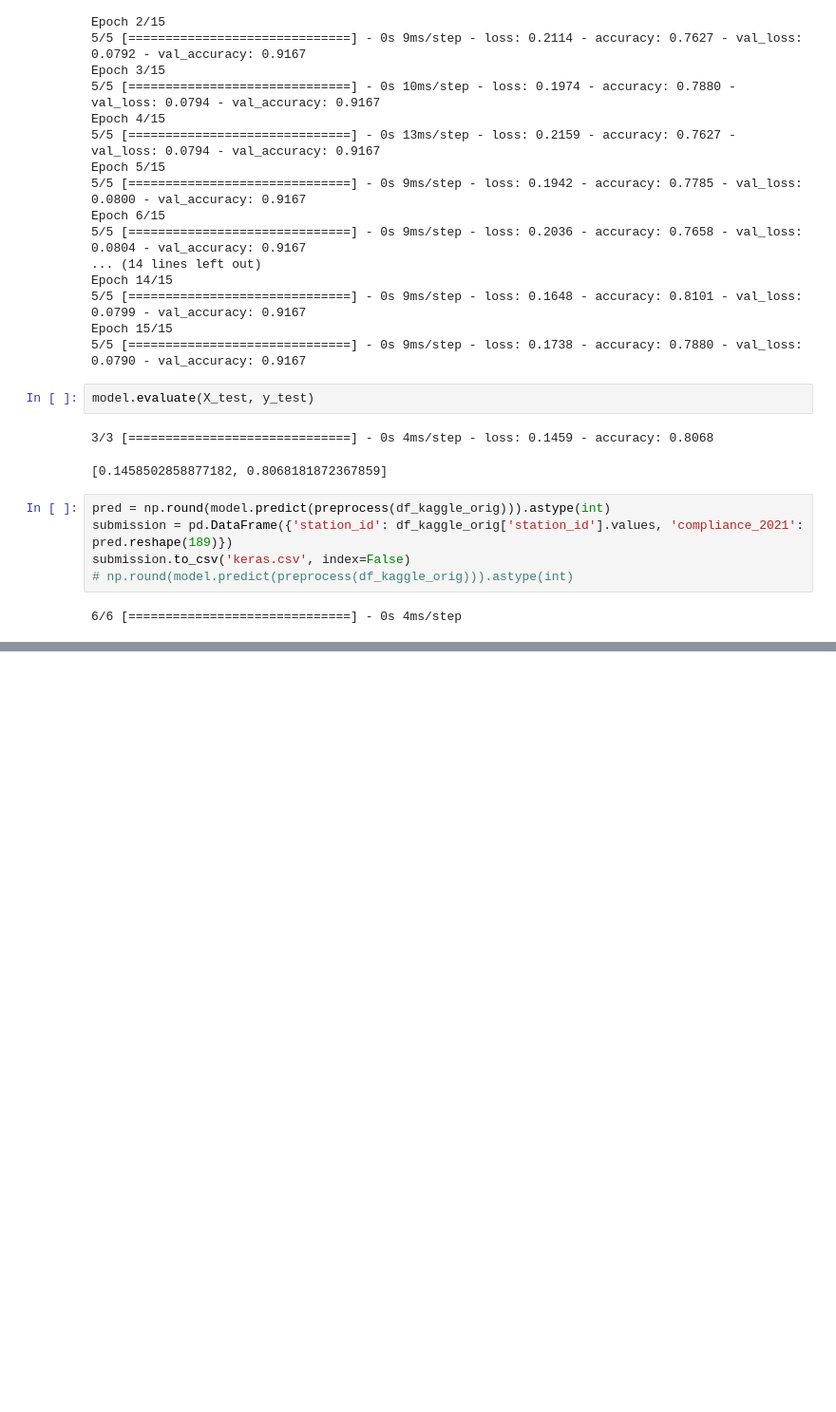
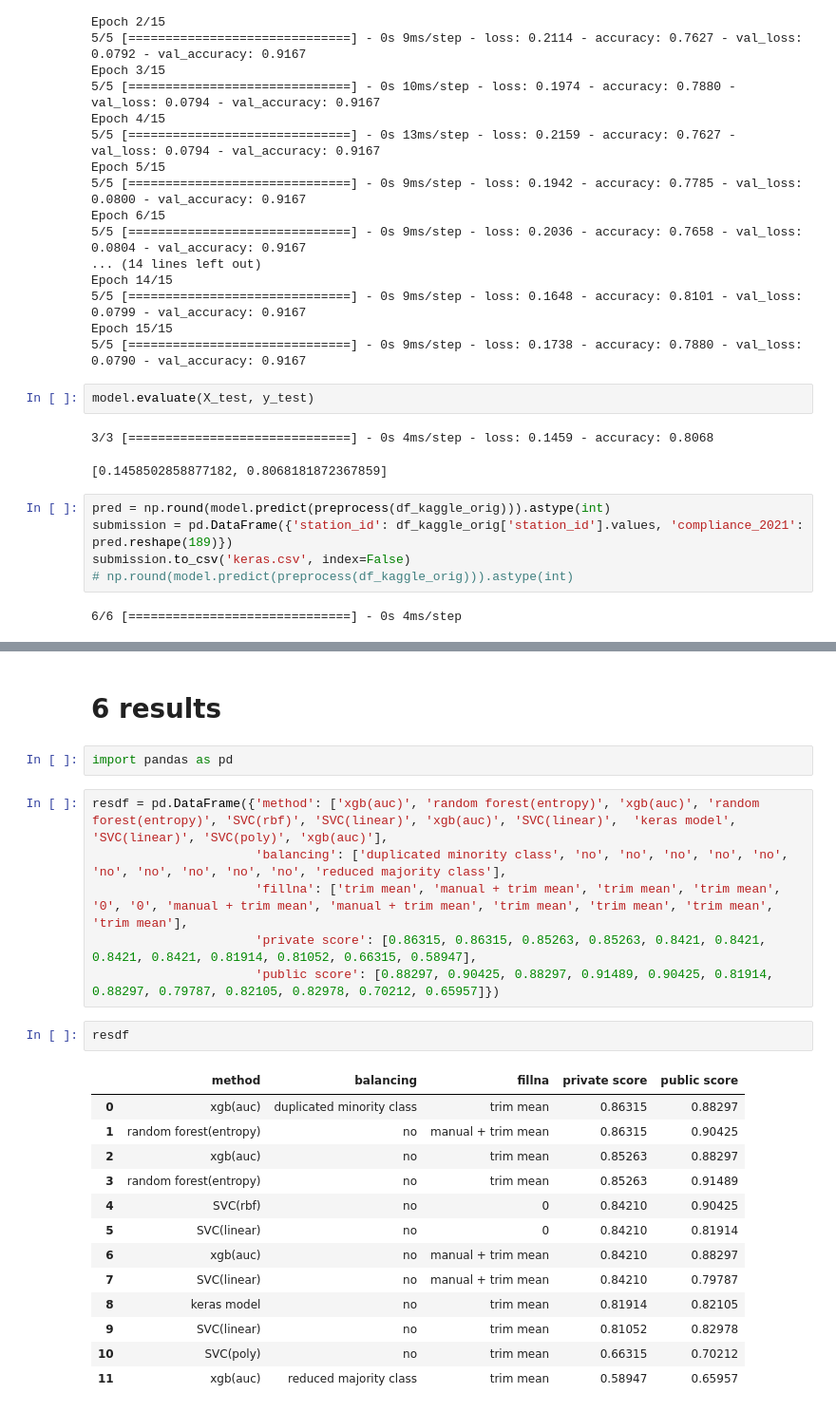
Before and after one commit to panihans/water-quality-prediction, a Jupyter notebook: IDS2022_project.ipynb, the cells around one changed output, grey strips where cells are left out. Shown at 95% size. Saved outputs shown, nothing was run; the diff lists cells and outputs as text; blank space fills up the shorter version.

Commit message:
manual fillna strategy

```diff
--- a/IDS2022_project.ipynb
+++ b/IDS2022_project.ipynb
@@ -678,0 +793,26 @@ submission.to_csv('keras.csv', index=False)
+# %% [markdown]
+# 6 results
+# %%
+import pandas as pd
+# %%
+resdf = pd.DataFrame({'method': ['xgb(auc)', 'random forest(entropy)', 'xgb(auc)', 'random forest(entropy)', 'SVC(rbf)', 'SVC(linear)', 'xgb(auc)', 'SVC(linear)',  'keras model', 'SVC(linear)', 'SVC(poly)', 'xgb(auc)'],
+                      'balancing': ['duplicated minority class', 'no', 'no', 'no', 'no', 'no', 'no', 'no', 'no', 'no', 'no', 'reduced majority class'],
+                      'fillna': ['trim mean', 'manual + trim mean', 'trim mean', 'trim mean', '0', '0', 'manual + trim mean', 'manual + trim mean', 'trim mean', 'trim mean', 'trim mean', 'trim mean'],
+                      'private score': [0.86315, 0.86315, 0.85263, 0.85263, 0.8421, 0.8421, 0.8421, 0.8421, 0.81914, 0.81052, 0.66315, 0.58947],
+                      'public score': [0.88297, 0.90425, 0.88297, 0.91489, 0.90425, 0.81914, 0.88297, 0.79787, 0.82105, 0.82978, 0.70212, 0.65957]})
+# %%
+resdf
+# %% [output]
+|  | method | balancing | fillna | private score | public score |
+| 0 | xgb(auc) | duplicated minority class | trim mean | 0.86315 | 0.88297 |
+| 1 | random forest(entropy) | no | manual + trim mean | 0.86315 | 0.90425 |
+| 2 | xgb(auc) | no | trim mean | 0.85263 | 0.88297 |
+| 3 | random forest(entropy) | no | trim mean | 0.85263 | 0.91489 |
+| 4 | SVC(rbf) | no | 0 | 0.84210 | 0.90425 |
+| 5 | SVC(linear) | no | 0 | 0.84210 | 0.81914 |
+| 6 | xgb(auc) | no | manual + trim mean | 0.84210 | 0.88297 |
+| 7 | SVC(linear) | no | manual + trim mean | 0.84210 | 0.79787 |
+| 8 | keras model | no | trim mean | 0.81914 | 0.82105 |
+| 9 | SVC(linear) | no | trim mean | 0.81052 | 0.82978 |
+| 10 | SVC(poly) | no | trim mean | 0.66315 | 0.70212 |
+| 11 | xgb(auc) | reduced majority class | trim mean | 0.58947 | 0.65957 |
```
Also changed, not shown: parts of 7 cells of this notebook.
